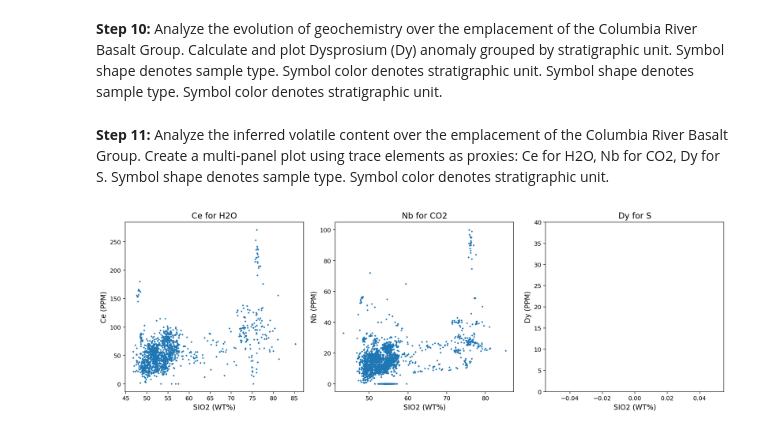
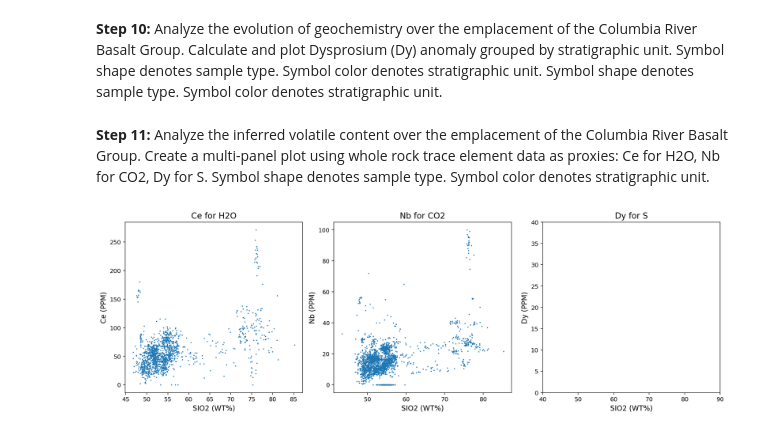
Before and after one commit to lhlinka/rces-final-project, a Jupyter notebook: finalproject.ipynb, the cells around one changed output. Cells and saved outputs as stored; diff of their text form; code cells hidden in the pictures.

```diff
--- a/finalproject.ipynb
+++ b/finalproject.ipynb
@@ -170,3 +139,11 @@ list(gb_formation.groups.keys())
+# %%
+# Use the where function and groupby function to group data based on sample type and stratigraphic formation.
+gb_inclusion = df.where(df['TYPE OF MATERIAL'] == 'INCLUSION').groupby('FORMATION')
+gb_mineral = df.where(df['TYPE OF MATERIAL'] == 'MINERAL / COMPONENT (INCL. GROUNDMASS)').groupby('FORMATION')
+gb_glass = df.where(df['TYPE OF MATERIAL'] == 'VOLCANIC GLASS').groupby('FORMATION')
+gb_wholerock = df.where(df['TYPE OF MATERIAL'] == 'WHOLE ROCK').groupby('FORMATION')
+
+# Set symbol color for different formations
 # %% [markdown]
 <b>Step 6:</b> Create a map illustrating the geographical location of sampling sites. Symbol shape denotes sample type. Symbol color denotes stratigraphic unit.
 # %%
@@ -220,37 +211,35 @@ df['EU*'] =
 # %%
 df['Dy*'] =
 # %% [markdown]
-<b>Step 11:</b> Analyze the inferred volatile content over the emplacement of the Columbia River Basalt Group. Create a multi-panel plot using trace elements as proxies: Ce for H2O, Nb for CO2, Dy for S. Symbol shape denotes sample type. Symbol color denotes stratigraphic unit.
+<b>Step 11:</b> Analyze the inferred volatile content over the emplacement of the Columbia River Basalt Group. Create a multi-panel plot using whole rock trace element data as proxies: Ce for H2O, Nb for CO2, Dy for S. Symbol shape denotes sample type. Symbol color denotes stratigraphic unit.
 # %%
-fig, ax= plt.subplots(ncols=3, figsize=(15,5))
+fig, ax= plt.subplots(ncols=3, figsize=(15,5), tight_layout = True)
 
-df.plot.scatter(x='SIO2(WT%)NORM', y='CE(PPM)', s=2, vmin=0, ax=ax[0])
+gb_wholerock.plot.scatter(x='SIO2(WT%)NORM', y='CE(PPM)', s=2, marker='x', vmin=0, ax=ax[0])
 ax[0].set_title('Ce for H2O', fontsize = 14)
 ax[0].set_xlabel('SIO2 (WT%)', fontsize = 12)
 ax[0].set_ylabel('Ce (PPM)', fontsize = 12)
 # ax[0].grid(which='minor', linestyle = 'dotted', color = 'k')
 # ax[0].grid(which='major', linestyle = 'dotted', color = 'k')
 # ax[0].set_xlim(,)
 # ax[0].set_ylim(,)
 
-df.plot.scatter(x='SIO2(WT%)NORM', y='NB(PPM)', s=2, vmin=0, ax=ax[1])
+gb_wholerock.plot.scatter(x='SIO2(WT%)NORM', y='NB(PPM)', s=2, marker='x', vmin=0, ax=ax[1])
 ax[1].set_title('Nb for CO2', fontsize = 14)
 ax[1].set_xlabel('SIO2 (WT%)', fontsize = 12)
 ax[1].set_ylabel('Nb (PPM)', fontsize = 12)
 # ax[1].grid(which='minor', linestyle = 'dotted', color = 'k')
 # ax[1].grid(which='major', linestyle = 'dotted', color = 'k')
-# ax[0].set_xlim(,)
-# ax[0].set_ylim(,)
+# ax[1].set_xlim(,)
+# ax[1].set_ylim(,)
 
-df.plot.scatter(x='SIO2(WT%)NORM', y='DY(PPM)', s=2, vmin=0, ax=ax[2])
+gb_wholerock.plot.scatter(x='SIO2(WT%)NORM', y='DY(PPM)', s=2, marker='x', vmin=0, ax=ax[2])
 ax[2].set_title('Dy for S', fontsize = 14)
 ax[2].set_xlabel('SIO2 (WT%)', fontsize = 12)
 ax[2].set_ylabel('Dy (PPM)', fontsize = 12)
 # ax[2].grid(which='minor', linestyle = 'dotted', color = 'k')
 # ax[2].grid(which='major', linestyle = 'dotted', color = 'k')
-# ax[0].set_xlim(,)
-ax[2].set_ylim(0,40)
-
-plt.tight_layout();
+ax[2].set_xlim(40,90)
+ax[2].set_ylim(0,40);
 # %% [output]
-[figure, old version]
+[figure, new version]
```
Also changed, not shown: parts of 7 cells of this notebook.
